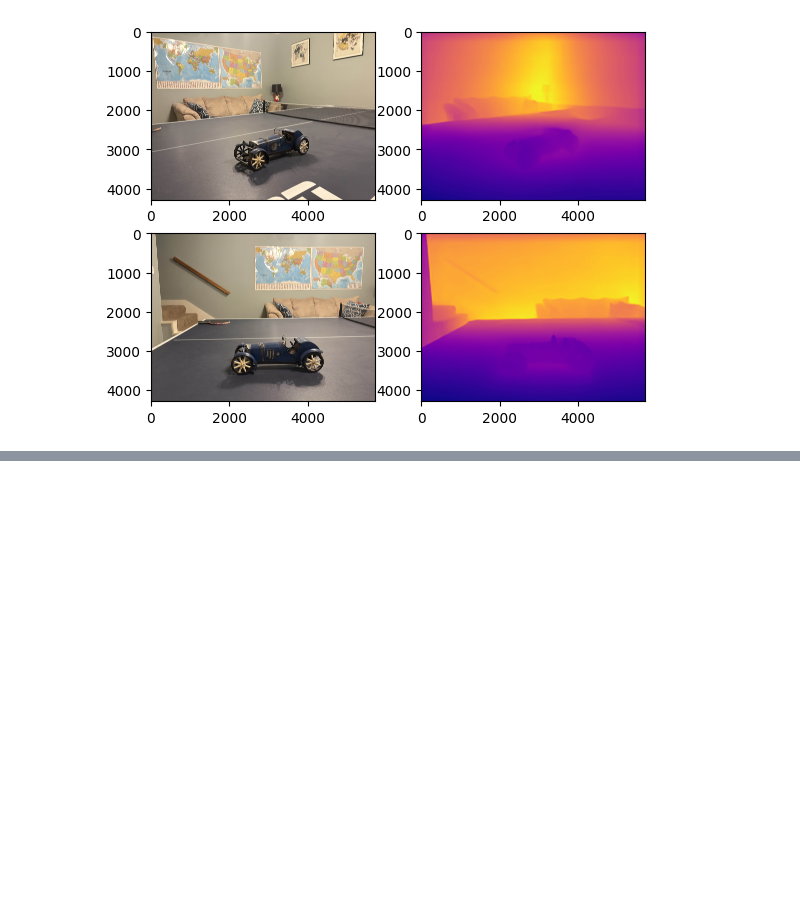
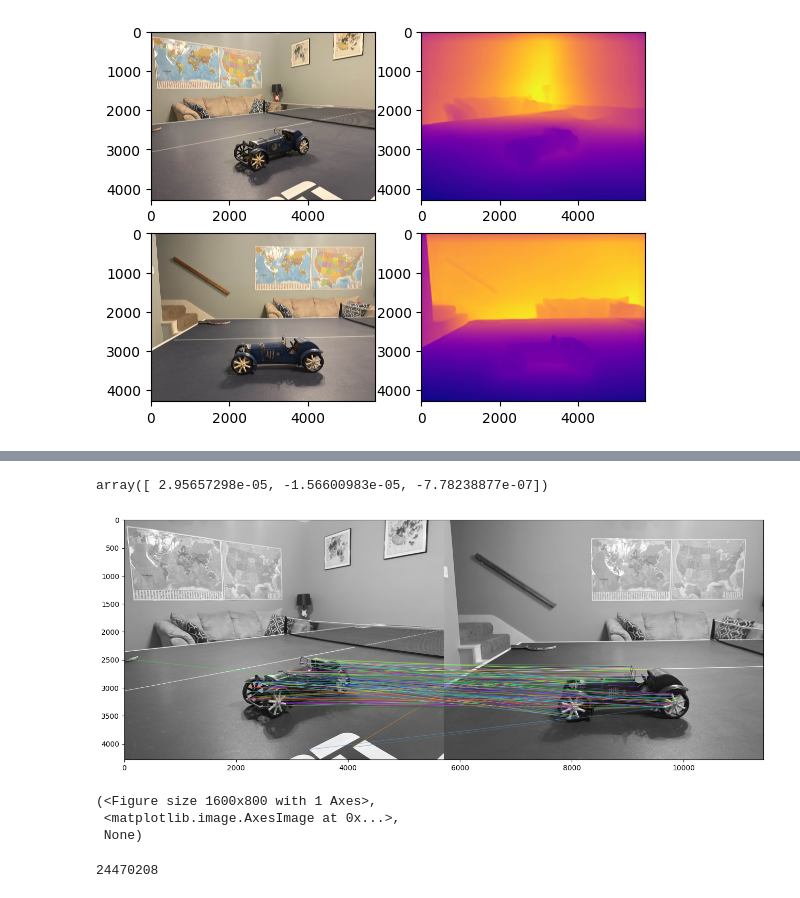
Before and after one commit to kylershu144/depth3D, a Jupyter notebook: src/pcd_merge.ipynb, the cells around one changed output, grey strips where cells are left out. Cells and saved outputs as stored; diff of their text form; code cells hidden in the pictures; blank space fills up the shorter version.

```diff
--- a/src/pcd_merge.ipynb
+++ b/src/pcd_merge.ipynb
@@ -79,0 +116,5 @@ o3d.visualization.draw_geometries([merged])
+# %%
+R = transform[:-1, :-1]
+t = transform[:-1, -1]
+# %% [output]
+array([ 2.95657298e-05, -1.56600983e-05, -7.78238877e-07])
@@ -79,0 +127,3 @@ o3d.visualization.draw_geometries([merged])
+# %%
+img1 = cv.imread("../data/b1.jpg", cv.IMREAD_GRAYSCALE)
+img2 = cv.imread("../data/b3.jpg", cv.IMREAD_GRAYSCALE)
@@ -79,0 +136,29 @@ o3d.visualization.draw_geometries([merged])
+# %%
+orb = cv.ORB_create()
+
+# find the keypoints and descriptors with ORB
+kp1, des1 = orb.detectAndCompute(img1,None)
+kp2, des2 = orb.detectAndCompute(img2,None)
+
+# create BFMatcher object
+bf = cv.BFMatcher(cv.NORM_HAMMING, crossCheck=True)
+
+# Match descriptors.
+matches = bf.match(des1,des2)
+
+# # Sort them in the order of their distance.
+matches = sorted(matches, key = lambda x:x.distance)
+
+# # Draw first 10 matches.
+img3 = cv.drawMatches(img1,kp1,img2,kp2,matches,None,matchesThickness=4, flags=cv.DrawMatchesFlags_NOT_DRAW_SINGLE_POINTS)
+
+plt.figure(figsize=(16, 8)), plt.imshow(img3),plt.show()
+# %% [output]
+[figure, added]
+(<Figure size 1600x800 with 1 Axes>,
+ <matplotlib.image.AxesImage at 0x...>,
+ None)
+# %%
+len(pcd2.points)
+# %% [output]
+24470208
```
Also changed, not shown: parts of 13 cells of this notebook, 4 other files.
